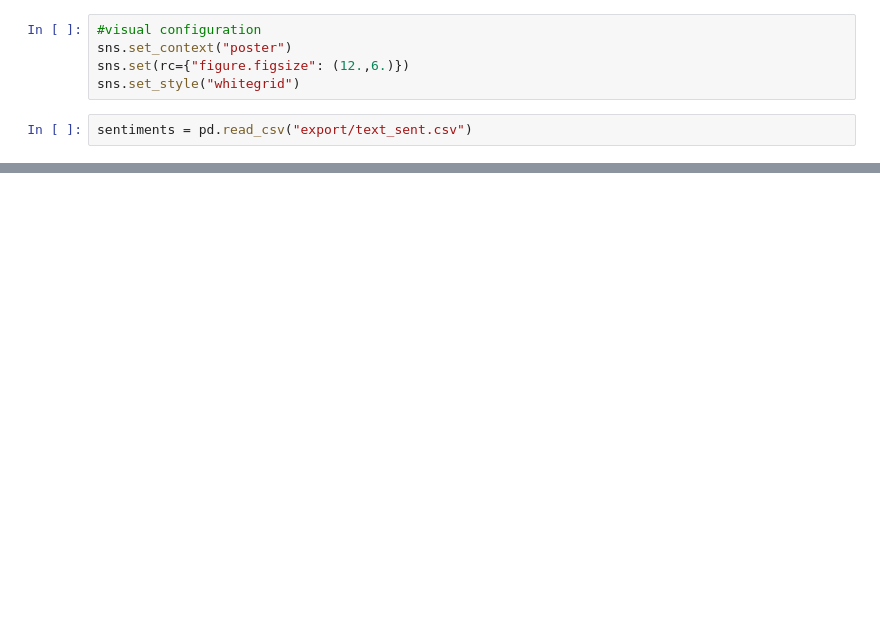
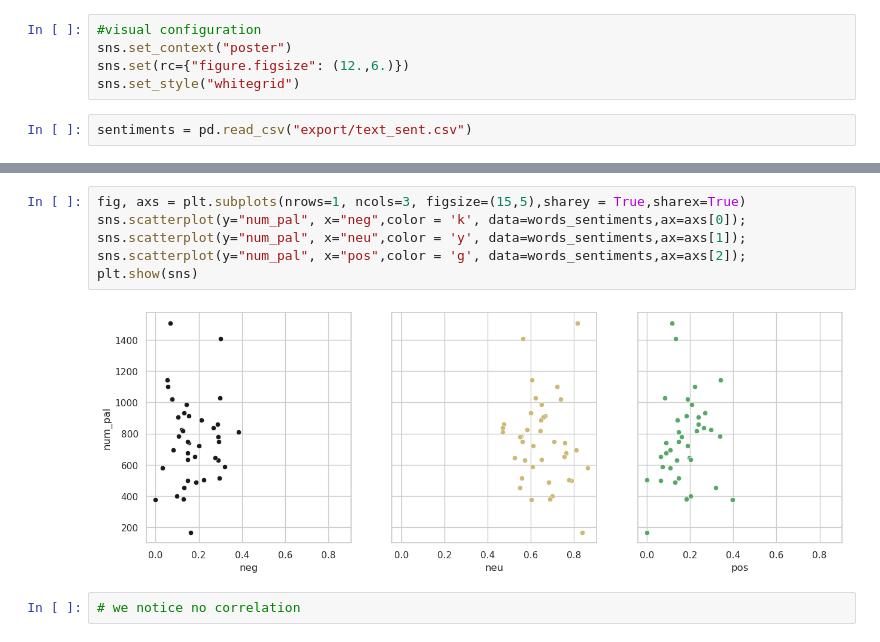
Before and after one commit to data2021oct/web-scrapping-miniproject, a Jupyter notebook: 02_visual.ipynb, the cells around one changed output, grey strips where cells are left out. Saved outputs shown, nothing was run; the diff lists cells and outputs as text; blank space fills up the shorter version.

```diff
--- a/02_visual.ipynb
+++ b/02_visual.ipynb
@@ -45,0 +76,10 @@ sns.heatmap(corr,
+# %%
+fig, axs = plt.subplots(nrows=1, ncols=3, figsize=(15,5),sharey = True,sharex=True)
+sns.scatterplot(y="num_pal", x="neg",color = 'k', data=words_sentiments,ax=axs[0]);
+sns.scatterplot(y="num_pal", x="neu",color = 'y', data=words_sentiments,ax=axs[1]);
+sns.scatterplot(y="num_pal", x="pos",color = 'g', data=words_sentiments,ax=axs[2]);
+plt.show(sns)
+# %% [output]
+[figure, added]
+# %%
+# we notice no correlation
```
Also changed, not shown: parts of 14 cells of this notebook.
